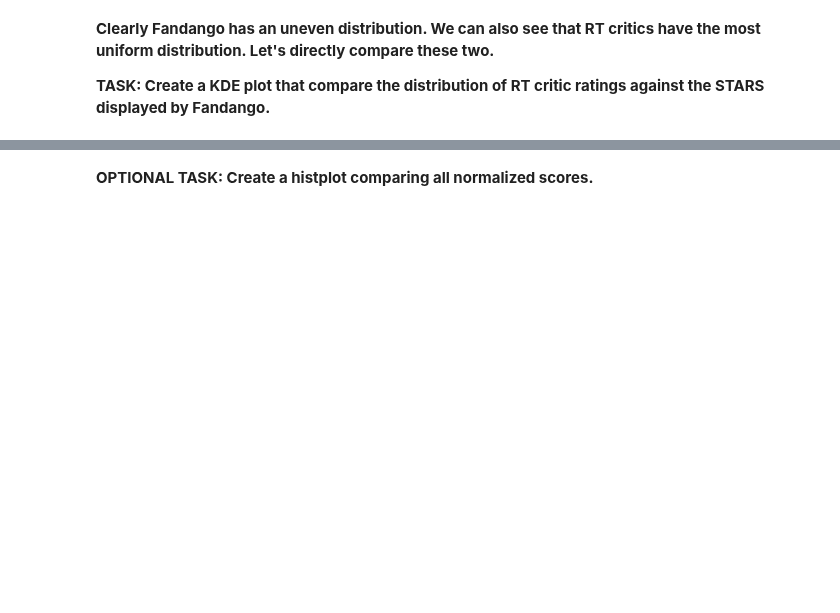
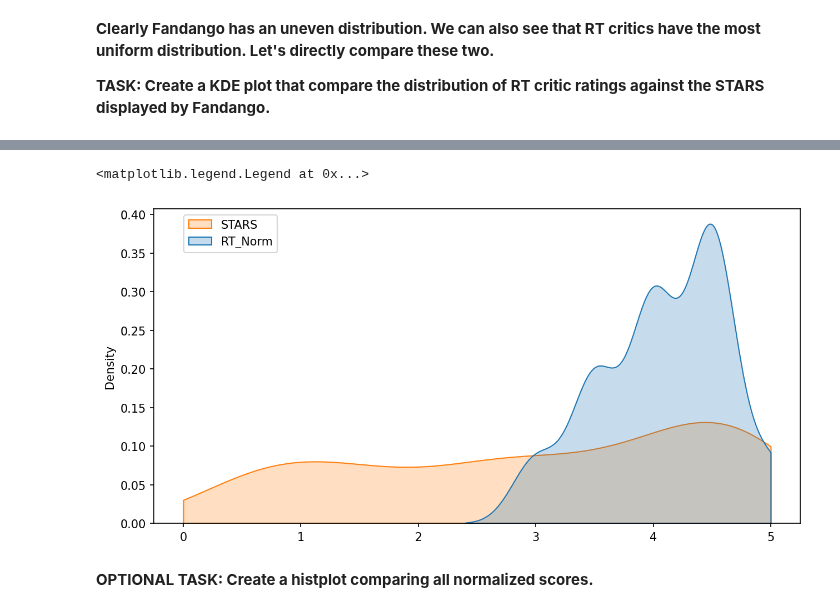
Before and after one commit to Denisse-AB/machine-learning, a Jupyter notebook: Capstone-Project-Numpy-Seaborn.ipynb, the cells around one changed output, grey strips where cells are left out. Drawn from its saved outputs; the diff is of its cells as text; code cells hidden in the pictures; blank space fills up the shorter version.

```diff
--- a/Capstone-Project-Numpy-Seaborn.ipynb
+++ b/Capstone-Project-Numpy-Seaborn.ipynb
@@ -546,2 +538,11 @@ Quick Note if you have issues moving the legend for a seaborn kdeplot: https://g
+# %%
+plt.figure(figsize=(10,5), dpi=150)
+
+sns.kdeplot(data=norm_scores[['STARS', 'RT_Norm']], clip=[0,5], shade=True)
+
+plt.legend(["STARS", "RT_Norm"], bbox_to_anchor=(0.2, 1))
+# %% [output]
+<matplotlib.legend.Legend at 0x...>
+[figure, added]
 # %% [markdown]
 **OPTIONAL TASK: Create a histplot comparing all normalized scores.**
```
Also changed, not shown: parts of 44 cells of this notebook.
